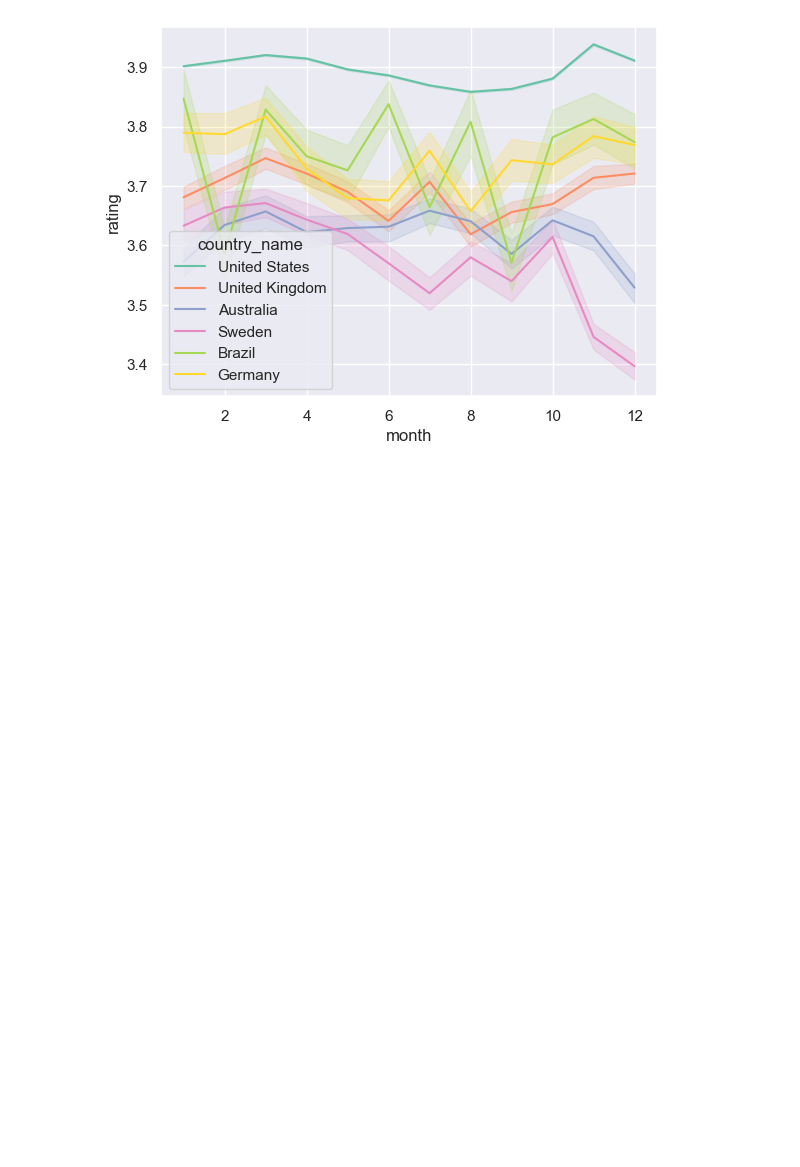
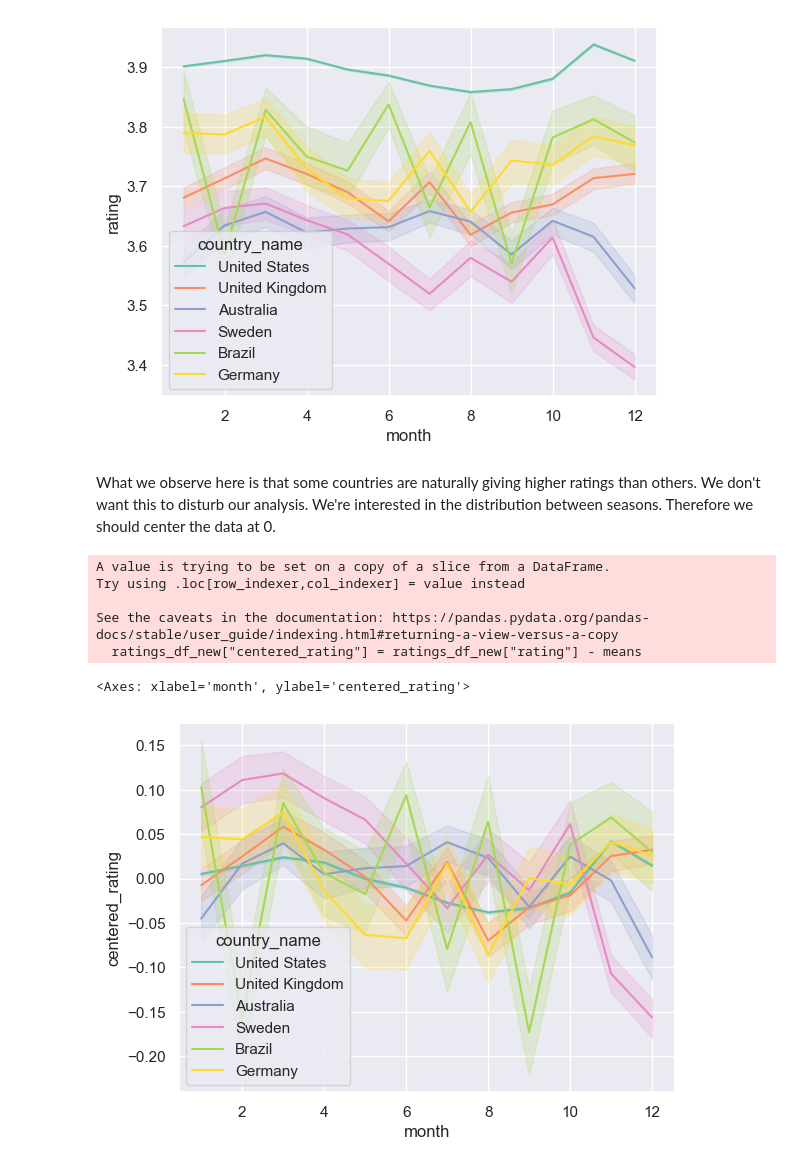
Before and after one commit to epfl-ada/ada-2024-project-leonardodatavinci, a Jupyter notebook: analysisTim.ipynb, the cells around one changed output. Saved outputs shown, nothing was run; the diff lists cells and outputs as text; code cells hidden in the pictures; blank space fills up the shorter version.

Commit message:
continued with some analysis and tests

```diff
--- a/analysisTim.ipynb
+++ b/analysisTim.ipynb
@@ -94,0 +158,7 @@ We assume the that monthly ratings across years follows a normal distribution an
+# %%
+
+ratings_df_new = ratings_df[ratings_df["year_group"] != year_group_categories[0]]
+for yg in year_group_categories[1:]:
+    rating_per_month = get_rating_per_month(ratings_df[ratings_df["year_group"] == yg])
+    months_vals_quarter = list(map(round_to_quarter, rating_per_month))
+    print(kruskal(*months_vals_quarter))
@@ -151,5 +242,27 @@ sns.lineplot(ratings_df[ratings_df["country_code3"].isin(countries_chosen)],
 # %% [output]
 <Axes: xlabel='month', ylabel='rating'>
 [figure]
+# %% [markdown]
+What we observe here is that some countries are naturally giving higher ratings than others. We don't want this to disturb our analysis. We're interested in the distribution between seasons. Therefore we should center the data at 0.
+# %%
+# center the data
+means = ratings_df_new.groupby('country_name')['rating'].transform('mean')
+ratings_df_new["centered_rating"] = ratings_df_new["rating"] - means
+# %% [output]
+A value is trying to be set on a copy of a slice from a DataFrame.
+Try using .loc[row_indexer,col_indexer] = value instead
+
+See the caveats in the documentation: https://pandas.pydata.org/pandas-docs/stable/user_guide/indexing.html#returning-a-view-versus-a-copy
+  ratings_df_new["centered_rating"] = ratings_df_new["rating"] - means
+# %%
+sns.lineplot(ratings_df_new[ratings_df_new["country_code3"].isin(countries_chosen)],
+             x="month",
+             y="centered_rating",
+             hue="country_name",
+             estimator="mean",
+             errorbar=("ci", 95))
+# %% [output]
+<Axes: xlabel='month', ylabel='centered_rating'>
+[figure, added]
 # %% [markdown]
 Next steps:
```
Also changed, not shown: parts of 22 cells of this notebook.
